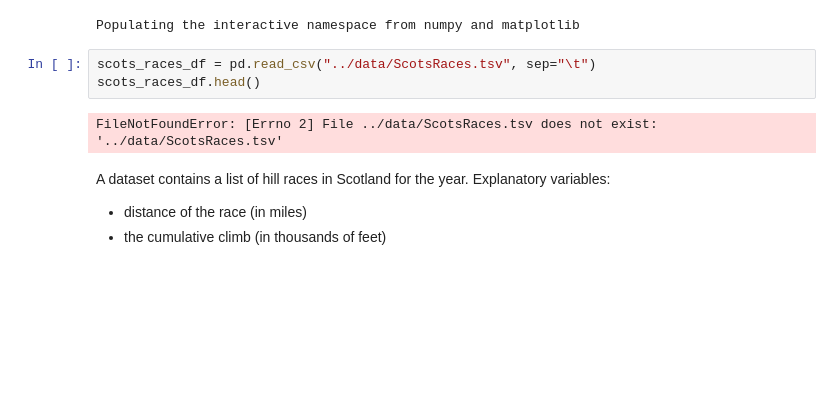
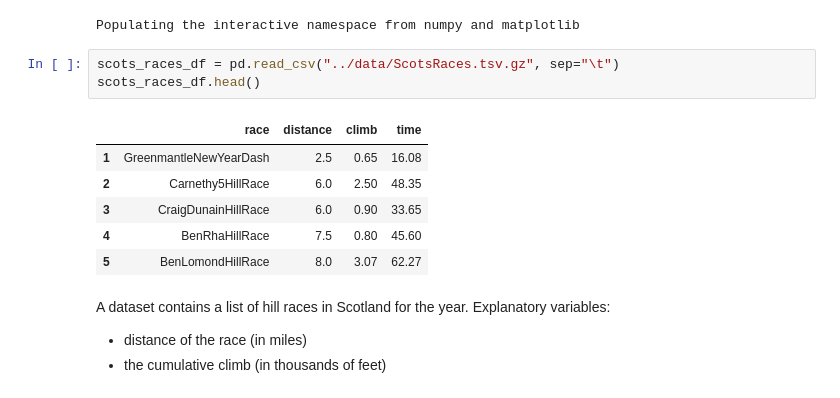
Before and after one commit to saketkc/pyFLGLM, a Jupyter notebook: Chapters/02_Chapter02.ipynb, the cells around one changed output. Drawn from its saved outputs; the diff is of its cells as text; blank space fills up the shorter version.

```diff
--- a/Chapters/02_Chapter02.ipynb
+++ b/Chapters/02_Chapter02.ipynb
@@ -20,10 +20,15 @@ plt.rcParams["font.weight"] = "bold"
 # %% [output]
 Populating the interactive namespace from numpy and matplotlib
 # %%
-scots_races_df = pd.read_csv("../data/ScotsRaces.tsv", sep="\t")
+scots_races_df = pd.read_csv("../data/ScotsRaces.tsv.gz", sep="\t")
 scots_races_df.head()
 # %% [output]
-FileNotFoundError: [Errno 2] File ../data/ScotsRaces.tsv does not exist: '../data/ScotsRaces.tsv'
+|  | race | distance | climb | time |
+| 1 | GreenmantleNewYearDash | 2.5 | 0.65 | 16.08 |
+| 2 | Carnethy5HillRace | 6.0 | 2.50 | 48.35 |
+| 3 | CraigDunainHillRace | 6.0 | 0.90 | 33.65 |
+| 4 | BenRhaHillRace | 7.5 | 0.80 | 45.60 |
+| 5 | BenLomondHillRace | 8.0 | 3.07 | 62.27 |
 # %% [markdown]
 A dataset contains a list of hill races in Scotland for the year. Explanatory variables:
 - distance of the race (in miles)
```
Also changed, not shown: parts of 14 cells of this notebook, 1 other file.
